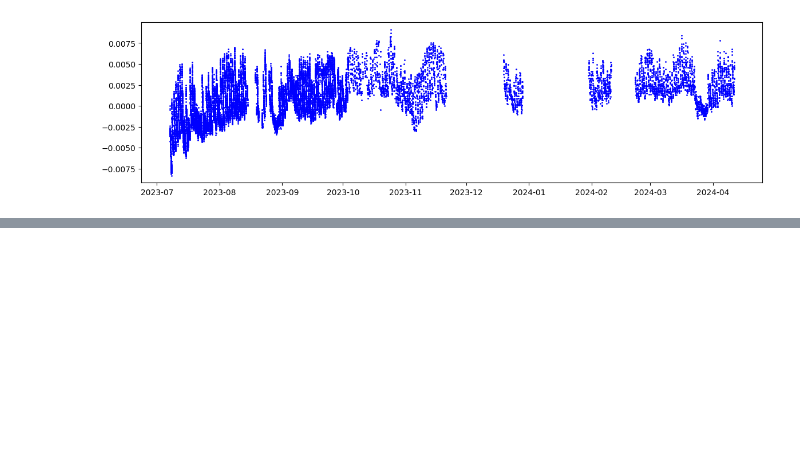
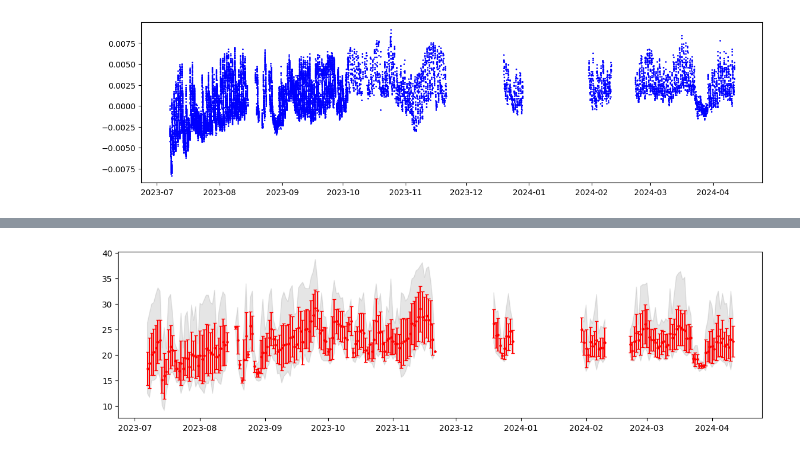
Before and after one commit to capozzolicaluan/TiltmeterAnalysis, a Jupyter notebook: Tiltimeter.ipynb, the cells around one changed output, grey strips where cells are left out. Cells and saved outputs as stored; diff of their text form; code cells hidden in the pictures; blank space fills up the shorter version.

```diff
--- a/Tiltimeter.ipynb
+++ b/Tiltimeter.ipynb
@@ -99,6 +99,28 @@ def tilt_acceleration(tilt_velocity_column, delta_time_column):
     acceleration[0] = 0
 
     return(acceleration)
+
+def daily_stats(subdaily_index, subdaily_variable):
+  subdaily_df = pd.DataFrame()
+  subdaily_df['variable'] = subdaily_variable
+  subdaily_df.set_index = subdaily_index
+  daily_df = subdaily_df['variable'].resample('D').agg(['mean', 'std', 'min', 'max'])
+
+  return(daily_df)
+
+def plot_daily(daily_var, error_bar_color):
+  plt.figure(figsize = ((14, 8)))
+  plt.subplot(2, 1, 1)
+  # Plotar a média diária com barras de erro para desvio padrão e sombras para máximos e mínimos
+
+  #plt.plot(daily_stats.index, daily_stats['mean'], label='Média Diária', color='blue')
+  plt.plot(daily_var.index, daily_var['mean'], 'o', color='red', label='Média Diária', markersize = 2)
+
+  # Adicionar barras de erro para desvio padrão
+  plt.errorbar(daily_var.index, daily_var['mean'], yerr=daily_var['std'], fmt='o', color= error_bar_color, label='Desvio Padrão', capsize = 2, markersize = 2)
+
+  # Adicionar sombra para valores máximo e mínimo
+  plt.fill_between(daily_var.index, daily_var['min'], daily_var['max'], color='gray', alpha=0.2, label='Máximo e Mínimo')
 # %%
 # 3. Adicionar o diretório ao sys.path
 import sys
@@ -269,0 +230,11 @@ plt.fill_between(daily_stats_acel.index, daily_stats_acel['min'], daily_stats_ac
+# %%
+daily_temperature = daily_stats(subdaily_index = tilt_time_series['Date-time'], subdaily_variable = tilt_time_series['Temperature'])
+
+daily_tilt_one = daily_stats(subdaily_index = tilt_time_series['Date-time'], subdaily_variable = tilt_time_series['Tilt_axis_one'])
+daily_tilt_two = daily_stats(subdaily_index = tilt_time_series['Date-time'], subdaily_variable = tilt_time_series['Tilt_axis_two'])
+
+daily_velocity_one = daily_stats(subdaily_index = tilt_time_series['Date-time'], subdaily_variable = tilt_time_series['Axis One Velocity'])
+daily_velocity_two = daily_stats(subdaily_index = tilt_time_series['Date-time'], subdaily_variable = tilt_time_series['Axis Two Velocity'])
+
+daily_accelera_one = daily_stats(subdaily_index = tilt_time_series['Date-time'], subdaily_variable = tilt_time_series['Axis One Acceleration'])
+daily_accelera_two = daily_stats(subdaily_index = tilt_time_series['Date-time'], subdaily_variable = tilt_time_series['Axis Two Acceleration'])
@@ -269,0 +258,4 @@ plt.fill_between(daily_stats_acel.index, daily_stats_acel['min'], daily_stats_ac
+# %%
+plot_daily(daily_var = daily_temperature, error_bar_color = 'red')
+# %% [output]
+[figure, added]
```
Also changed, not shown: parts of 14 cells of this notebook.
